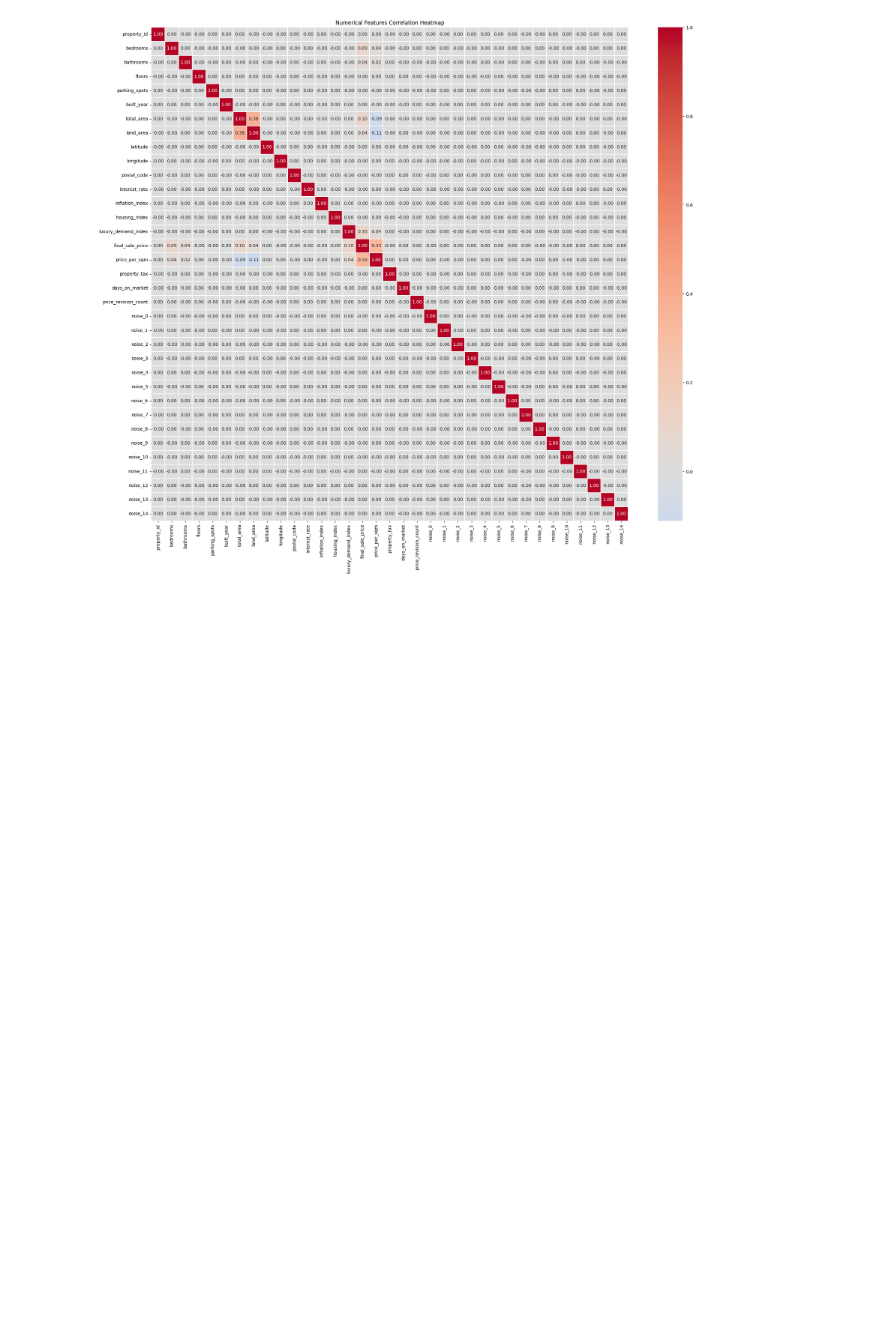
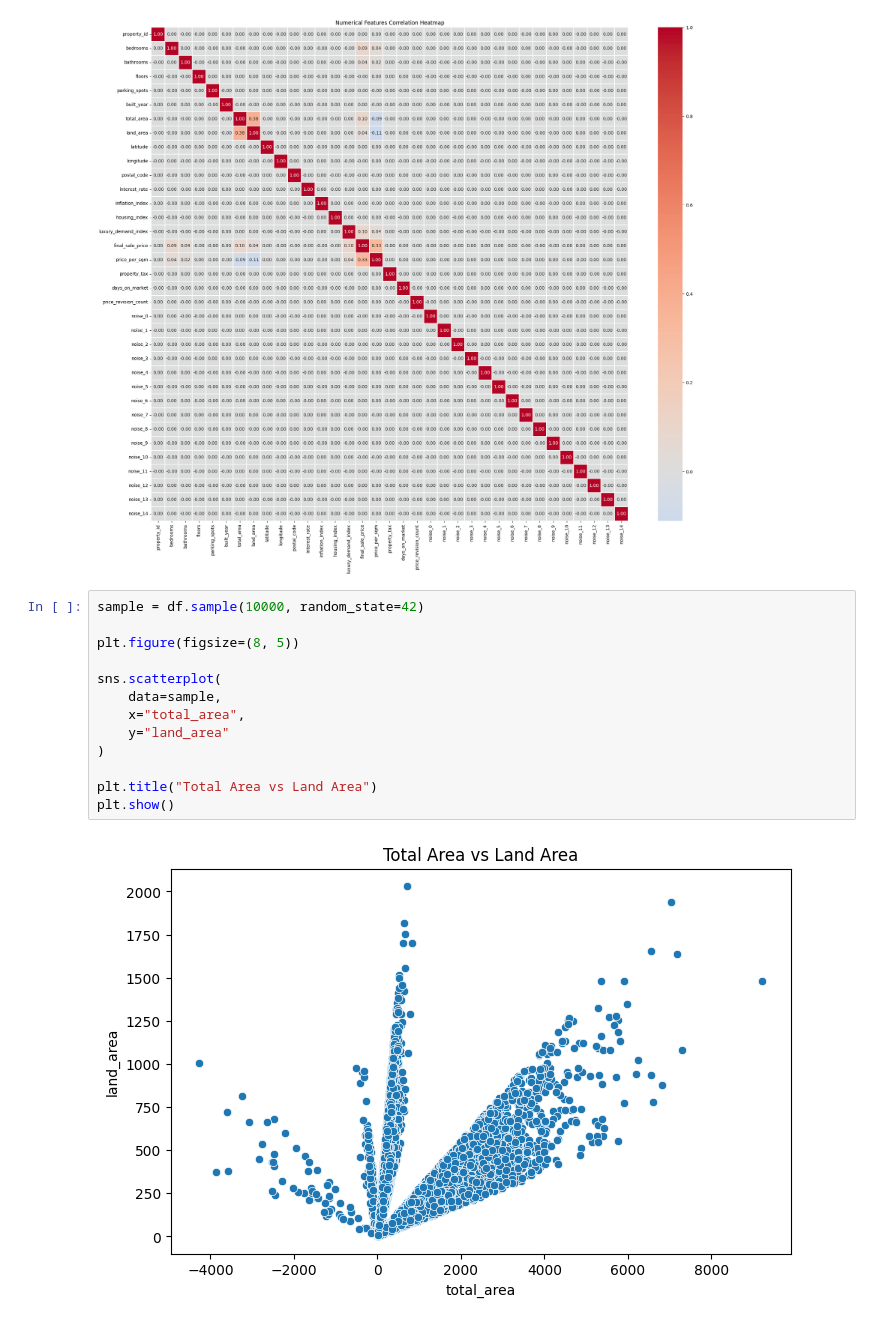
Before and after one commit to yashbhatt0508/regression-problem, a Jupyter notebook: advancedregression.ipynb, the cells around one changed output. Drawn from its saved outputs; the diff is of its cells as text; blank space fills up the shorter version.

```diff
--- a/advancedregression.ipynb
+++ b/advancedregression.ipynb
@@ -470,3 +470,18 @@ plt.title("Numerical Features Correlation Heatmap")
 plt.show()
 # %% [output]
 [figure]
+# %%
+sample = df.sample(10000, random_state=42)
+
+plt.figure(figsize=(8, 5))
+
+sns.scatterplot(
+    data=sample,
+    x="total_area",
+    y="land_area"
+)
+
+plt.title("Total Area vs Land Area")
+plt.show()
+# %% [output]
+[figure, added]
```
Also changed, not shown: parts of 39 cells of this notebook.
